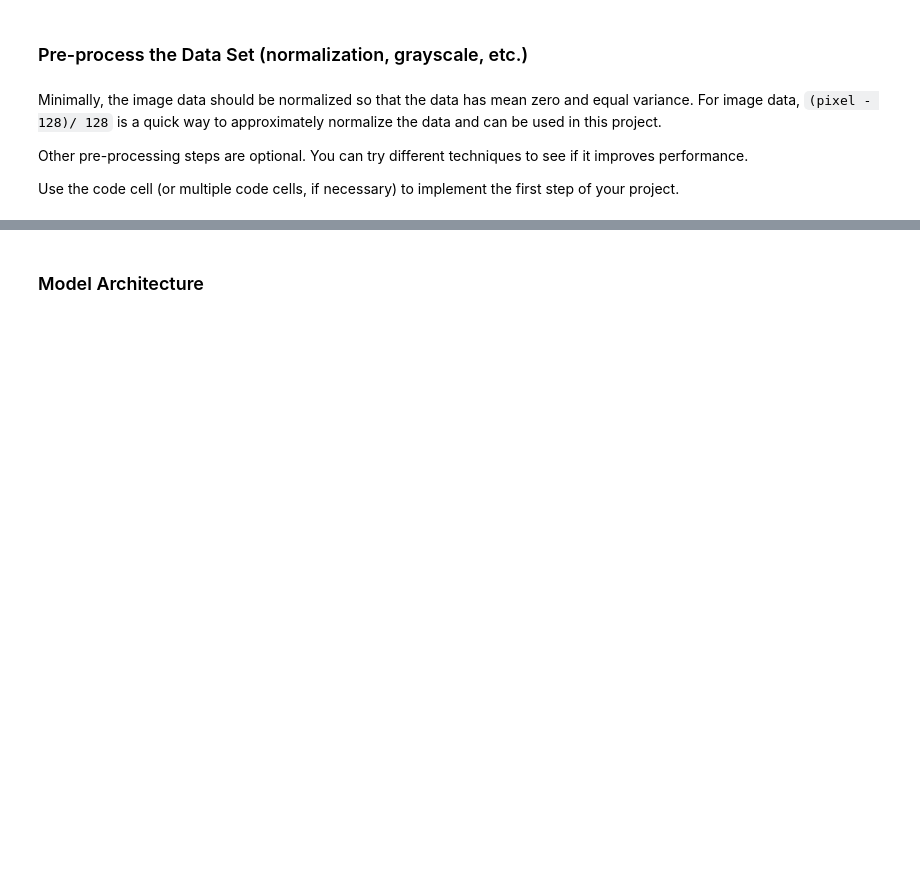
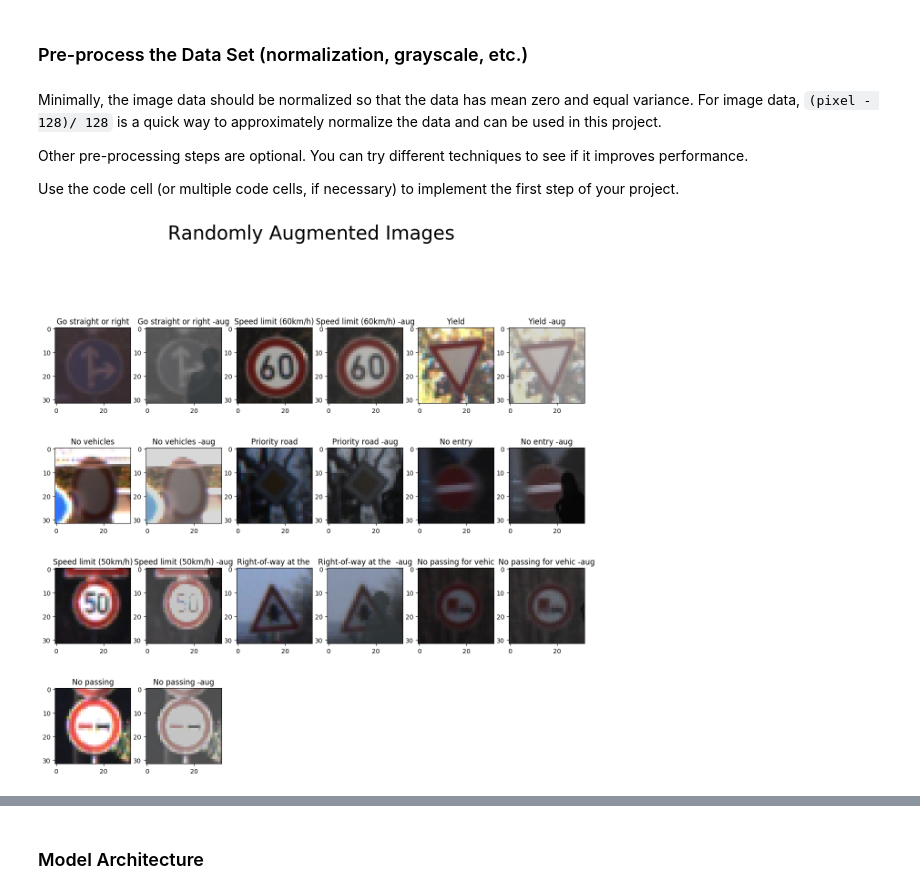
Before and after one commit to tawnkramer/CarND-Traffic-Sign-Classifier-Project, a Jupyter notebook: Traffic_Sign_Classifier.ipynb, the cells around one changed output, grey strips where cells are left out. Saved outputs shown, nothing was run; the diff lists cells and outputs as text; code cells hidden in the pictures; blank space fills up the shorter version.

```diff
--- a/Traffic_Sign_Classifier.ipynb
+++ b/Traffic_Sign_Classifier.ipynb
@@ -130,3 +221,27 @@ Use the code cell (or multiple code cells, if necessary) to implement the first
+# %%
+plt.rcdefaults()
+fig = plt.figure(figsize=(15,20))
+fig.suptitle("Randomly Augmented Images", fontsize=30)
+
+shadow_images = load_images('./shadows/*.png')
+
+#sample N random images from data set
+for n in range(0, 10):
+    i = int(random.random() * n_train)
+    img = X_train[i]
+    plt.subplot(6,6, n * 2 + 1) # sets the number of images to show on each row and column
+    plt.title(sig_dict[y_train[i]][:20])
+    plt.imshow(img)
+
+    img = augment_image(img, shadow_images)
+    plt.subplot(6,6, n * 2 + 2) # sets the number of images to show on each row and column
+    plt.title(sig_dict[y_train[i]][:20] + " -aug")
+    plt.imshow(img)
+
+
+plt.show()
+# %% [output]
+[figure, added]
 # %%
 ### Preprocess the data here. It is required to normalize the data. Other preprocessing steps could include
 ### converting to grayscale, etc.
```
Also changed, not shown: parts of 16 cells of this notebook, 15 other files.
